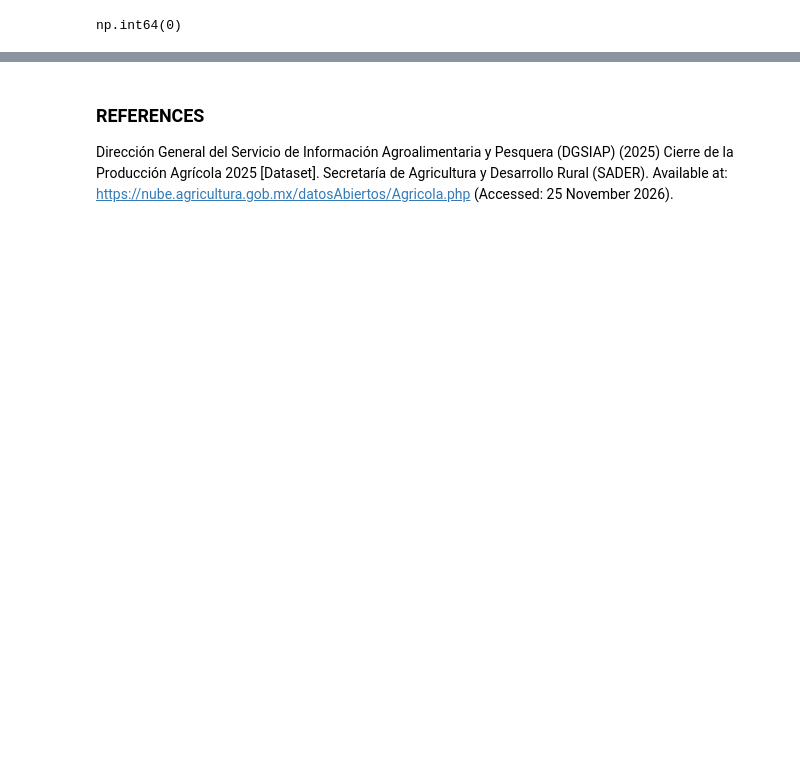
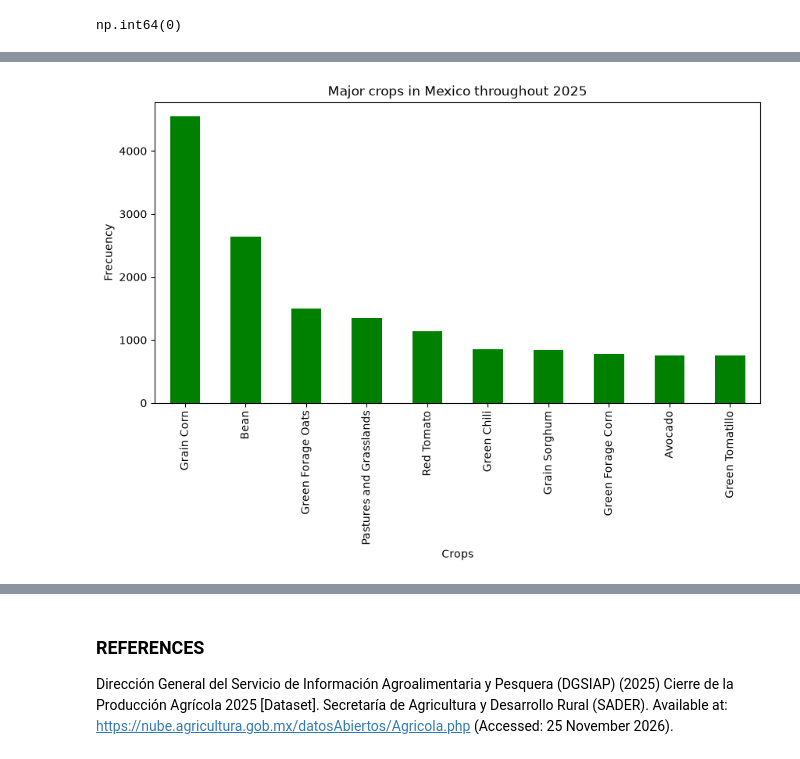
Before and after one commit to 2026627-bit/Statistical-Techniques-, a Jupyter notebook: CA2/2026627_ANDREADIAZMEDRANO_CA2.ipynb, the cells around one changed output, grey strips where cells are left out. Saved outputs shown, nothing was run; the diff lists cells and outputs as text; code cells hidden in the pictures; blank space fills up the shorter version.

```diff
--- a/CA2/2026627_ANDREADIAZMEDRANO_CA2.ipynb
+++ b/CA2/2026627_ANDREADIAZMEDRANO_CA2.ipynb
@@ -48,10 +48,10 @@ columns_tras={
     "Sembrada":"Planted_Area_Ha",
     "Cosechada":"Harvested_Area_Ha",
     "Siniestrada":"Damaged_Area_Ha",
-    "Volumenproduccion":"Producction_Volume_Ton",
+    "Volumenproduccion":"Production_Volume_Ton",
     "Rendimiento":"Yield_Ton_Ha",
     "Preciomediorural":"Avg_Rural_Price_MXN",
-    "Valorproduccion":"Producciont_Value_MXN"
+    "Valorproduccion":"Production_Value_MXN"
 }
 
 df=data.rename(columns=columns_tras)
@@ -223,0 +626,8 @@ np.int64(0)
+# %%
+top_crops=dfe["Crop"].value_counts().head(10).plot(kind='bar', figsize=(10,5), color='green')
+plt.title('Major crops in Mexico throughout 2025')
+plt.ylabel('Frecuency')
+plt.xlabel('Crops')
+plt.show()
+# %% [output]
+[figure, added]
```
Also changed, not shown: parts of 28 cells of this notebook.
